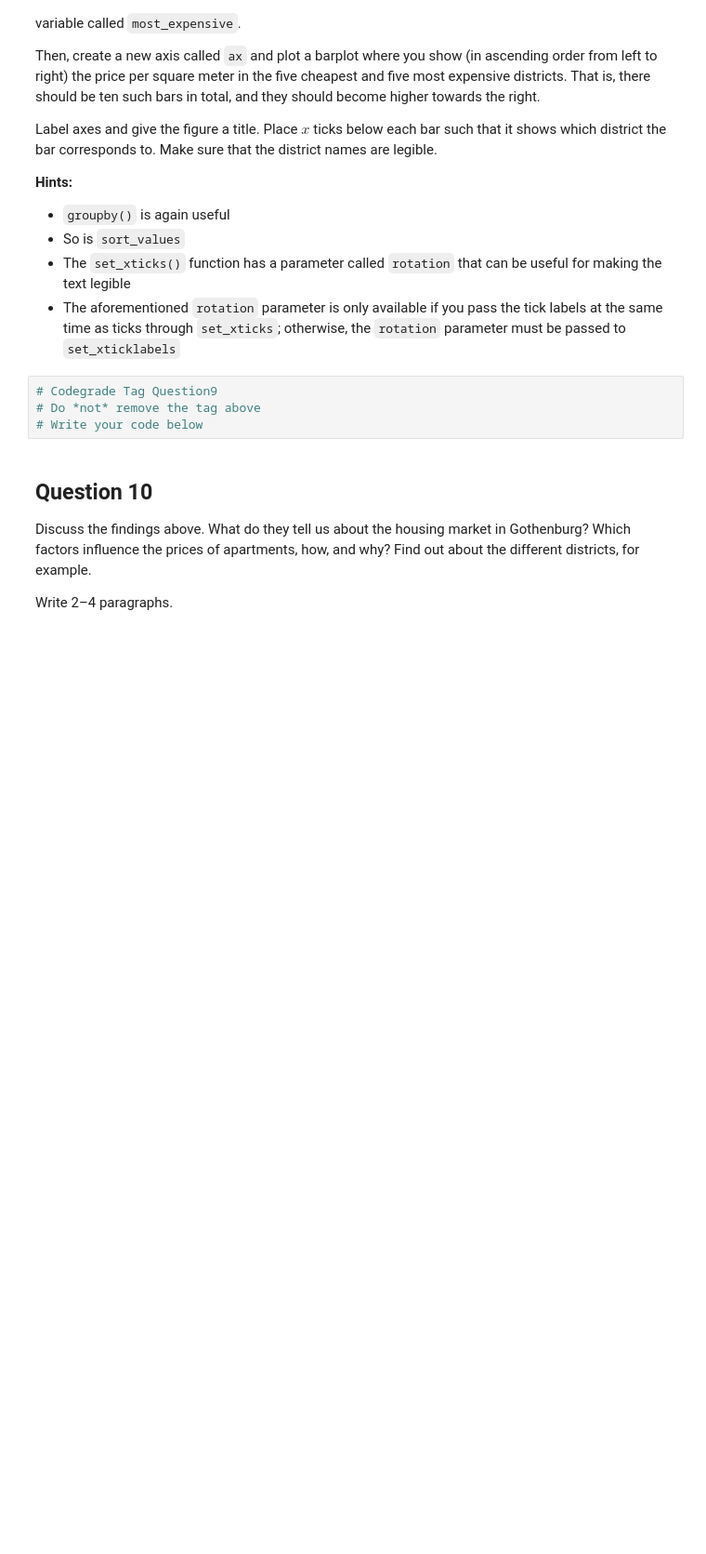
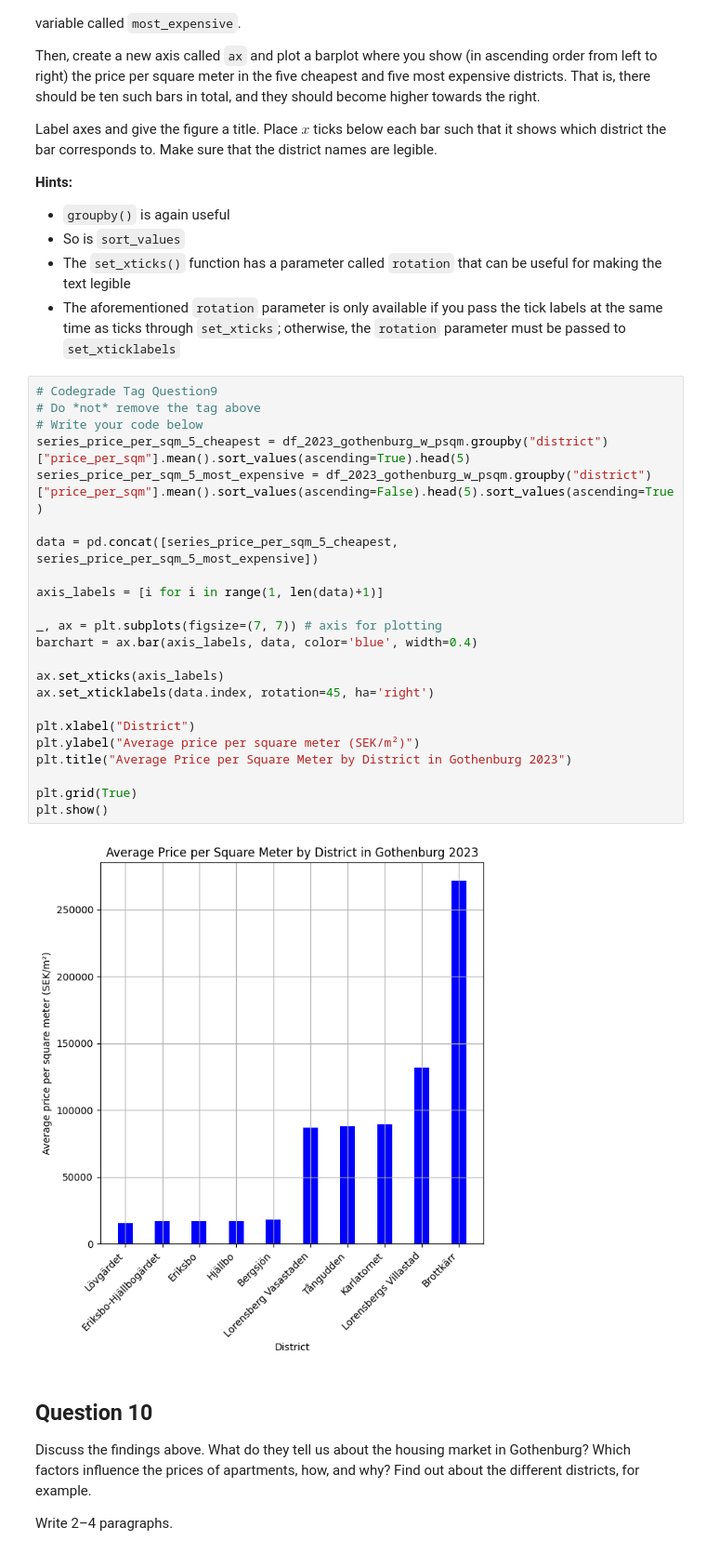
Before and after one commit to david-ferm00/data_science_and_ai, a Jupyter notebook: assignment_2/assignment2_template.ipynb, the cells around one changed output. Shown at 93% size. Saved outputs shown, nothing was run; the diff lists cells and outputs as text; blank space fills up the shorter version.

```diff
--- a/assignment_2/assignment2_template.ipynb
+++ b/assignment_2/assignment2_template.ipynb
@@ -316,7 +388,28 @@ Label axes and give the figure a title. Place $x$ ticks below each bar such that
 # %%
 # Codegrade Tag Question9
 # Do *not* remove the tag above
 # Write your code below
+series_price_per_sqm_5_cheapest = df_2023_gothenburg_w_psqm.groupby("district")["price_per_sqm"].mean().sort_values(ascending=True).head(5)
+series_price_per_sqm_5_most_expensive = df_2023_gothenburg_w_psqm.groupby("district")["price_per_sqm"].mean().sort_values(ascending=False).head(5).sort_values(ascending=True)
+
+data = pd.concat([series_price_per_sqm_5_cheapest, series_price_per_sqm_5_most_expensive])
+
+axis_labels = [i for i in range(1, len(data)+1)]
+
+_, ax = plt.subplots(figsize=(7, 7)) # axis for plotting
+barchart = ax.bar(axis_labels, data, color='blue', width=0.4)
+
+ax.set_xticks(axis_labels)
+ax.set_xticklabels(data.index, rotation=45, ha='right')
+
+plt.xlabel("District")
+plt.ylabel("Average price per square meter (SEK/m²)")
+plt.title("Average Price per Square Meter by District in Gothenburg 2023")
+
+plt.grid(True)
+plt.show()
+# %% [output]
+[figure, added]
 # %% [markdown]
 ## Question 10
 
```
Also changed, not shown: parts of 4 cells of this notebook, 1 other file.
